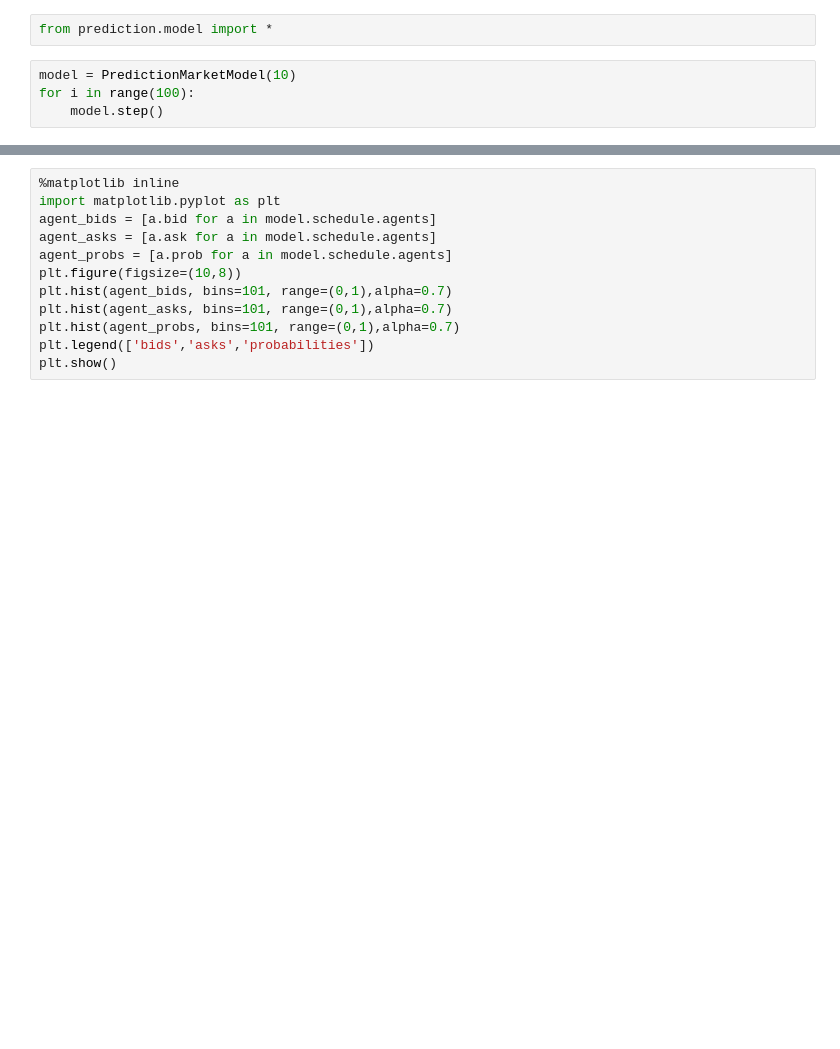
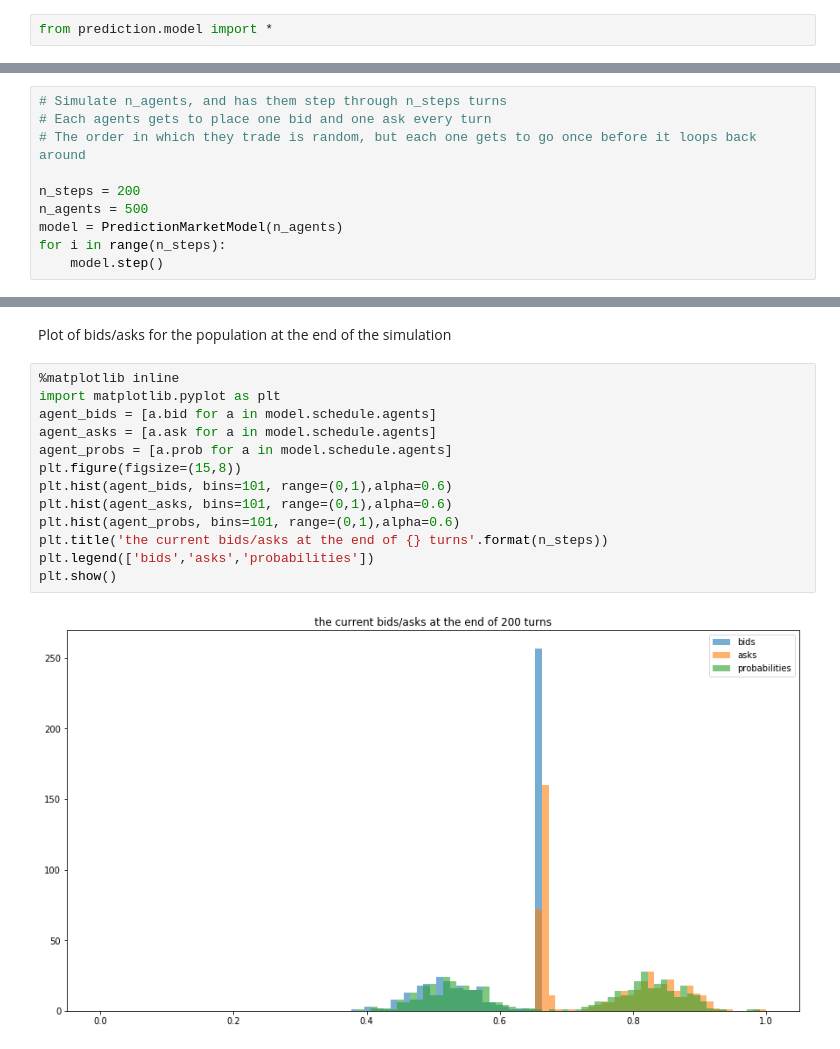
Before and after one commit to bhaney/PredictionMarkets, a Jupyter notebook: PredictionMarkets.ipynb, the cells around one changed output, grey strips where cells are left out. Cells and saved outputs as stored; diff of their text form; blank space fills up the shorter version.

Commit message:
prediction markets

```diff
--- a/PredictionMarkets.ipynb
+++ b/PredictionMarkets.ipynb
@@ -1,6 +1,2 @@
 # %%
 from prediction.model import *
-# %%
-model = PredictionMarketModel(10)
-for i in range(100):
-    model.step()
@@ -13,0 +11,10 @@ df.head(50)
+# %%
+# Simulate n_agents, and has them step through n_steps turns
+# Each agents gets to place one bid and one ask every turn
+# The order in which they trade is random, but each one gets to go once before it loops back around
+
+n_steps = 200
+n_agents = 500
+model = PredictionMarketModel(n_agents)
+for i in range(n_steps):
+    model.step()
@@ -14,12 +47,17 @@ df.head(50)
+# %% [markdown]
+Plot of bids/asks for the population at the end of the simulation
 # %%
 %matplotlib inline
 import matplotlib.pyplot as plt
 agent_bids = [a.bid for a in model.schedule.agents]
 agent_asks = [a.ask for a in model.schedule.agents]
 agent_probs = [a.prob for a in model.schedule.agents]
-plt.figure(figsize=(10,8))
-plt.hist(agent_bids, bins=101, range=(0,1),alpha=0.7)
-plt.hist(agent_asks, bins=101, range=(0,1),alpha=0.7)
-plt.hist(agent_probs, bins=101, range=(0,1),alpha=0.7)
+plt.figure(figsize=(15,8))
+plt.hist(agent_bids, bins=101, range=(0,1),alpha=0.6)
+plt.hist(agent_asks, bins=101, range=(0,1),alpha=0.6)
+plt.hist(agent_probs, bins=101, range=(0,1),alpha=0.6)
+plt.title('the current bids/asks at the end of {} turns'.format(n_steps))
 plt.legend(['bids','asks','probabilities'])
 plt.show()
+# %% [output]
+[figure, added]
```
Also changed, not shown: parts of 11 cells of this notebook, 2 other files.
